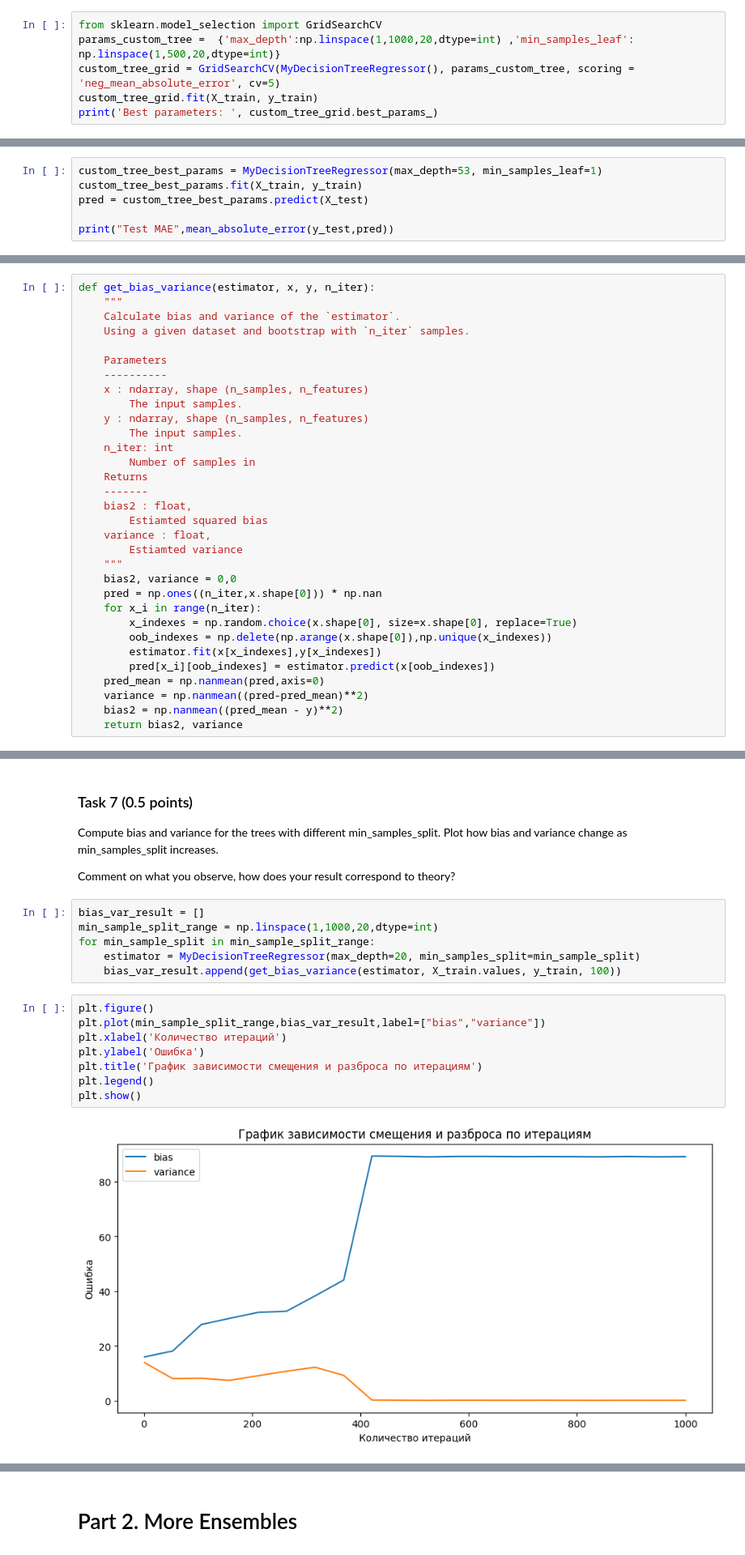
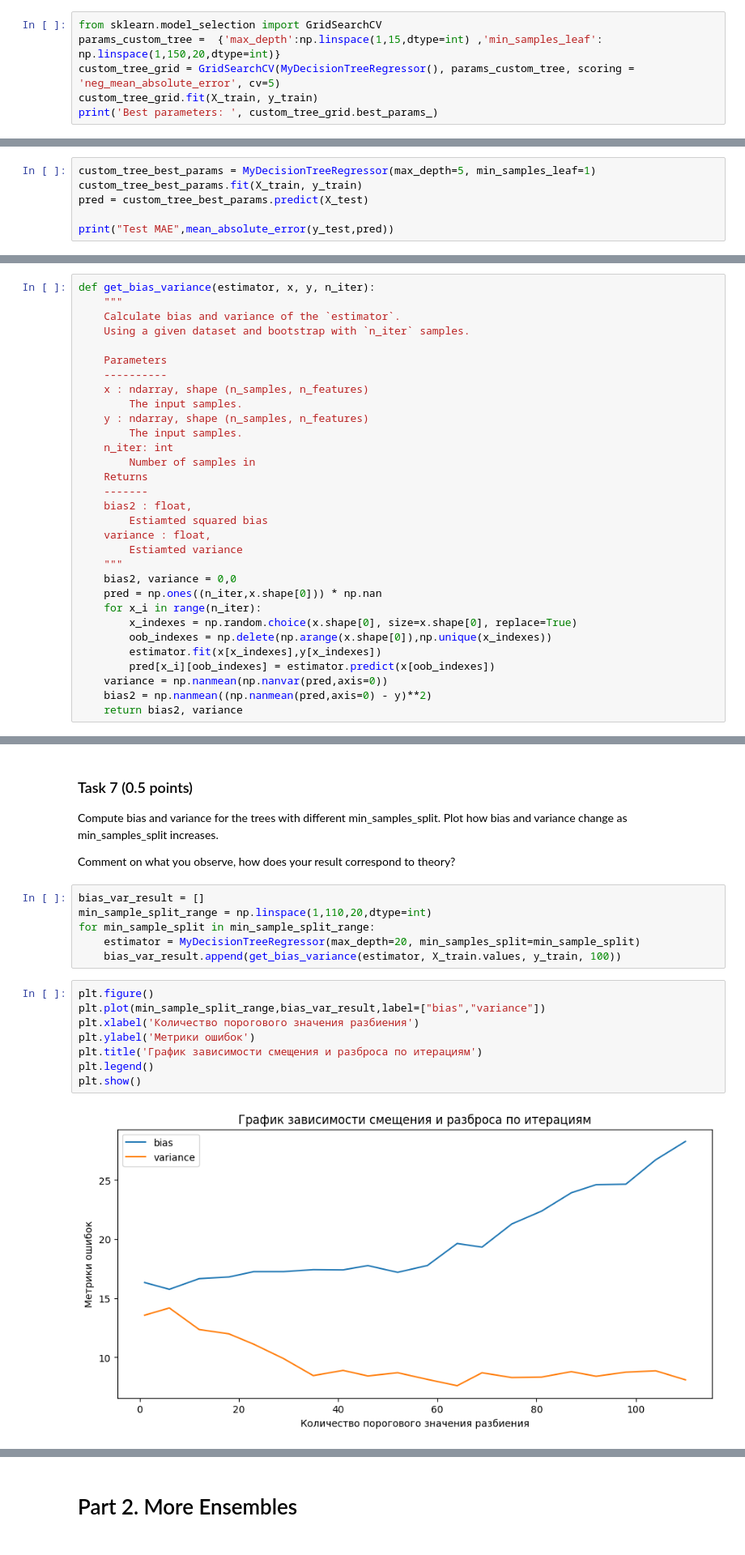
Before and after one commit to Bogdan108/ML, a Jupyter notebook: HW/HW_4/hw4_2023.ipynb, the cells around one changed output, grey strips where cells are left out. Shown at 81% size. Drawn from its saved outputs; the diff is of its cells as text.

```diff
--- a/HW/HW_4/hw4_2023.ipynb
+++ b/HW/HW_4/hw4_2023.ipynb
@@ -478,7 +498,7 @@ Keep working with boston dataset.
 - Report `MAE` on test dataset and hyperparameters of the best estimator.
 # %%
 from sklearn.model_selection import GridSearchCV
-params_custom_tree =  {'max_depth':np.linspace(1,1000,20,dtype=int) ,'min_samples_leaf': np.linspace(1,500,20,dtype=int)}
+params_custom_tree =  {'max_depth':np.linspace(1,15,dtype=int) ,'min_samples_leaf': np.linspace(1,150,20,dtype=int)}
 custom_tree_grid = GridSearchCV(MyDecisionTreeRegressor(), params_custom_tree, scoring = 'neg_mean_absolute_error', cv=5)
 custom_tree_grid.fit(X_train, y_train)
 print('Best parameters: ', custom_tree_grid.best_params_)
@@ -487,5 +507,5 @@ Best parameters:  {'max_depth': 53, 'min_samples_leaf': 1}
 # %%
-custom_tree_best_params = MyDecisionTreeRegressor(max_depth=53, min_samples_leaf=1)
+custom_tree_best_params = MyDecisionTreeRegressor(max_depth=5, min_samples_leaf=1)
 custom_tree_best_params.fit(X_train, y_train)
 pred = custom_tree_best_params.predict(X_test)
 
@@ -542,9 +562,8 @@ def get_bias_variance(estimator, x, y, n_iter):
         oob_indexes = np.delete(np.arange(x.shape[0]),np.unique(x_indexes))
         estimator.fit(x[x_indexes],y[x_indexes])
         pred[x_i][oob_indexes] = estimator.predict(x[oob_indexes])
-    pred_mean = np.nanmean(pred,axis=0)
-    variance = np.nanmean((pred-pred_mean)**2)
-    bias2 = np.nanmean((pred_mean - y)**2)
+    variance = np.nanmean(np.nanvar(pred,axis=0))
+    bias2 = np.nanmean((np.nanmean(pred,axis=0) - y)**2)
     return bias2, variance
 # %%
 # Test
@@ -561,17 +580,17 @@ Compute bias and variance for the trees with different min_samples_split. Plot h
 Comment on what you observe, how does your result correspond to theory?
 # %%
 bias_var_result = []
-min_sample_split_range = np.linspace(1,1000,20,dtype=int)
+min_sample_split_range = np.linspace(1,110,20,dtype=int)
 for min_sample_split in min_sample_split_range:
     estimator = MyDecisionTreeRegressor(max_depth=20, min_samples_split=min_sample_split)
     bias_var_result.append(get_bias_variance(estimator, X_train.values, y_train, 100))
 # %%
 plt.figure()
 plt.plot(min_sample_split_range,bias_var_result,label=["bias","variance"])
-plt.xlabel('Количество итераций')
-plt.ylabel('Ошибка')
+plt.xlabel('Количество порогового значения разбиения')
+plt.ylabel('Метрики ошибок')
 plt.title('График зависимости смещения и разброса по итерациям')
 plt.legend()
 plt.show()
 # %% [output]
-[figure, old version]
+[figure, new version]
```
Also changed, not shown: parts of 18 cells of this notebook.
